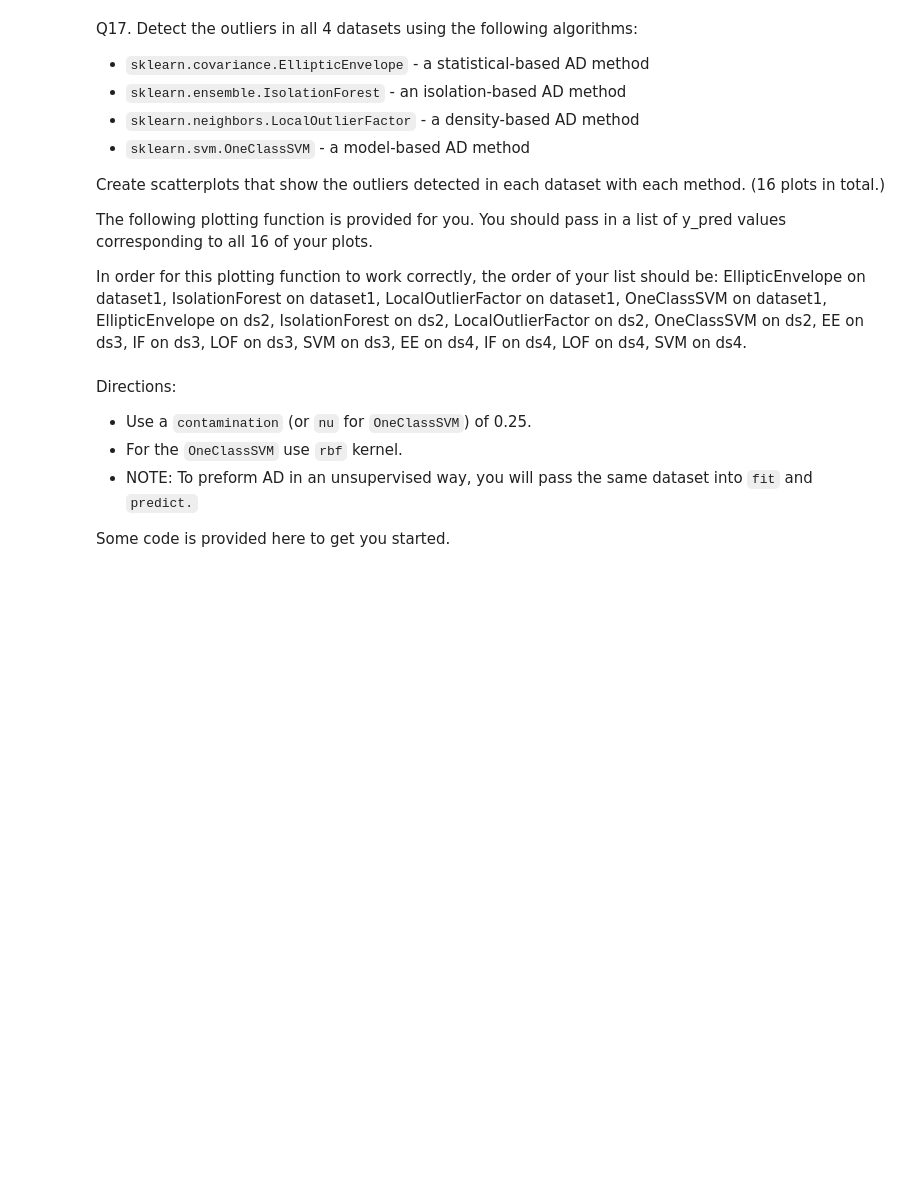
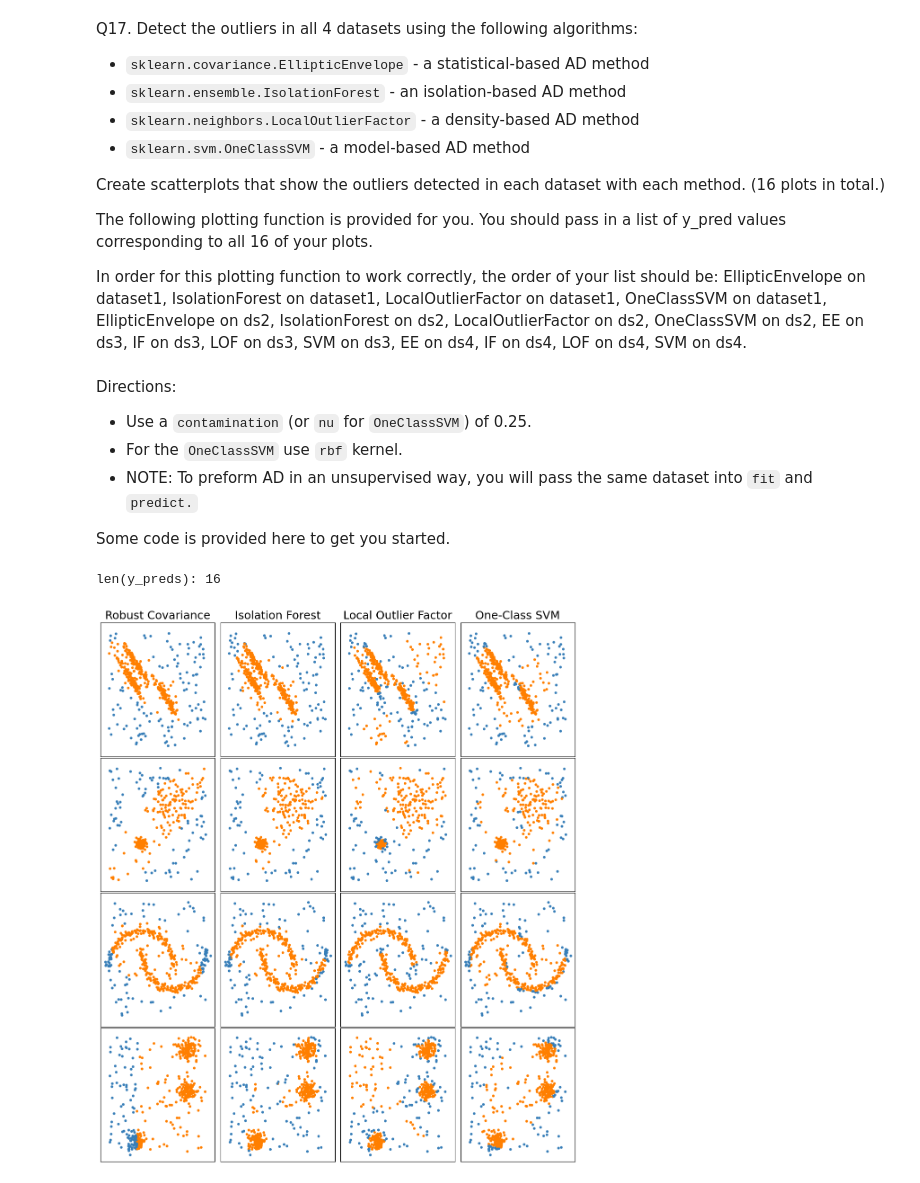
Before and after one commit to jakerm2002/Assignment-5-Clustering, a Jupyter notebook: HW5 - Clustering.ipynb, the cells around one changed output. Cells and saved outputs as stored; diff of their text form; code cells hidden in the pictures; blank space fills up the shorter version.

```diff
--- a/HW5 - Clustering.ipynb
+++ b/HW5 - Clustering.ipynb
@@ -496,7 +466,8 @@ In this part you'll experiment with 4 datasets and compare 4 different outlier d
 # %%
 # loading the datasets
 filenames = ['data1.csv', 'data2.csv', 'data3.csv', 'data4.csv']
-datasets = [np.loadtxt(fname, delimiter=', ') for fname in filenames]
+# changed to genfromtxt due to error
+datasets = [np.genfromtxt(fname, delimiter=', ') for fname in filenames]
 for fname, data in zip(filenames, datasets):
     print (fname, data.shape)
 # %% [output]
@@ -557,30 +528,44 @@ Some code is provided here to get you started.
 # %%
 from sklearn.covariance import EllipticEnvelope
 from sklearn.ensemble import IsolationForest
 from sklearn.neighbors import LocalOutlierFactor
 from sklearn.svm import OneClassSVM
 
 
 outliers_fraction = 0.25
 
 #this will be your list of 16 plots
 y_pred_list = list()
 
 #for each of the 4 datasets
 for X in datasets:
 
     #apply EllipticEnvelope AD
+    ellipticEnvelopeQ17 = EllipticEnvelope(contamination=outliers_fraction)
+    ellipticEnvelopePredQ17 = ellipticEnvelopeQ17.fit_predict(X)
     #append resulting y_pred to y_pred_list
+    y_pred_list.append(ellipticEnvelopePredQ17)
 
     #apply IsolationForest AD
+    isolationForestQ17 = IsolationForest(contamination=outliers_fraction)
+    isolationForestPredQ17 = isolationForestQ17.fit_predict(X)
     #append resulting y_pred to y_pred_list
+    y_pred_list.append(isolationForestPredQ17)
 
     #apply LocalOutlierFactor AD
+    localOutlierFactorQ17 = LocalOutlierFactor(contamination=outliers_fraction)
+    localOutlierFactorPredQ17 = localOutlierFactorQ17.fit_predict(X)
     #append resulting y_pred to y_pred_list
+    y_pred_list.append(localOutlierFactorPredQ17)
 
     #apply OneClassSVM AD
+    oneClassSVMQ17 = OneClassSVM(kernel='rbf', nu=outliers_fraction)
+    oneClassSVMPredQ17 = oneClassSVMQ17.fit_predict(X)
     #append resulting y_pred to y_pred_list
-
+    y_pred_list.append(oneClassSVMPredQ17)
 
 
 plot_all(y_pred_list)
+# %% [output]
+len(y_preds): 16
+[figure, added]
```
Also changed, not shown: parts of 9 cells of this notebook.
